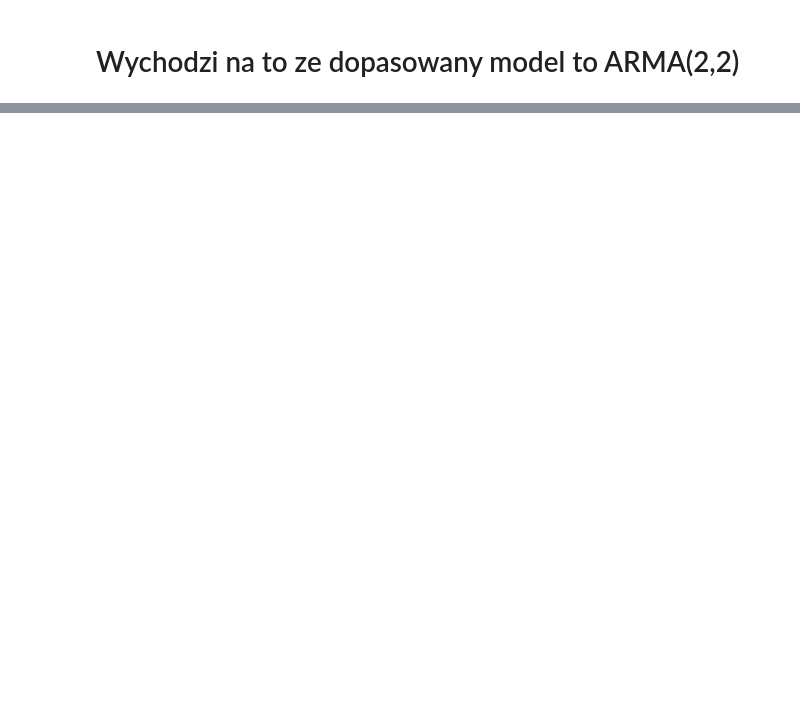
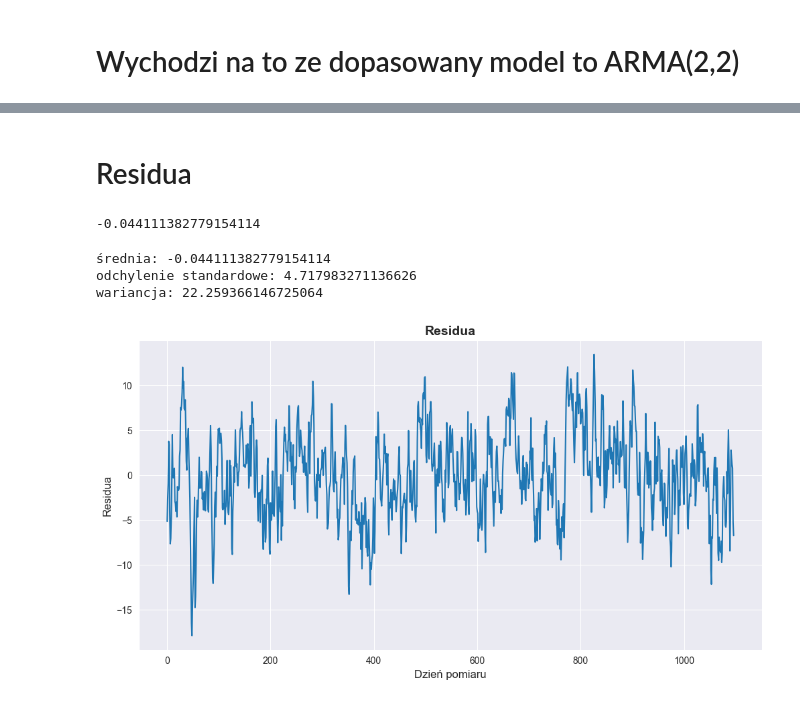
Before and after one commit to mathieuboro/Raport_ARMA_Computer_Analysis_of_Time_Series, a Jupyter notebook: raport.ipynb, the cells around one changed output, grey strips where cells are left out. Cells and saved outputs as stored; diff of their text form; code cells hidden in the pictures; blank space fills up the shorter version.

```diff
--- a/raport.ipynb
+++ b/raport.ipynb
@@ -605,3 +599,41 @@ Covariance Type:                  opg
 
 Wyliczone parametry:
 [ 1.65262043 -0.6562051  -0.69154668 -0.24663048]
+# %% [markdown]
+# Residua
+# %%
+p = [1.65262043, -0.6562051]
+q = [-0.69154668, -0.24663048]
+sigma = 3.2178
+ar = np.array([1, -p[0], -p[1]])
+ma = np.array([1, q[0], q[1]])
+arma_process = ArmaProcess(ar=ar, ma=ma)
+n = len(data_cooked)
+
+arma2_2 = arma_process.generate_sample(nsample=n, scale=np.sqrt(sigma))
+
+residua = data_cooked - arma2_2
+print(np.mean(residua))
+# %% [output]
+-0.044111382779154114
+# %%
+mean_resid = np.mean(residua)
+std_resid = np.std(residua)
+var_resid = np.var(residua)
+print('średnia:', mean_resid)
+print('odchylenie standardowe:', std_resid)
+print('wariancja:', var_resid)
+# %% [output]
+średnia: -0.044111382779154114
+odchylenie standardowe: 4.717983271136626
+wariancja: 22.259366146725064
+# %%
+plt.figure(figsize=(12, 6))
+plt.plot(residua)
+plt.title('Residua', fontsize = 14, fontweight = 'bold')
+plt.xlabel('Dzień pomiaru', fontsize=12)
+plt.ylabel('Residua', fontsize=12)
+plt.xlabel('Dzień pomiaru')
+plt.show()
+# %% [output]
+[figure, added]
```
Also changed, not shown: parts of 12 cells of this notebook.
